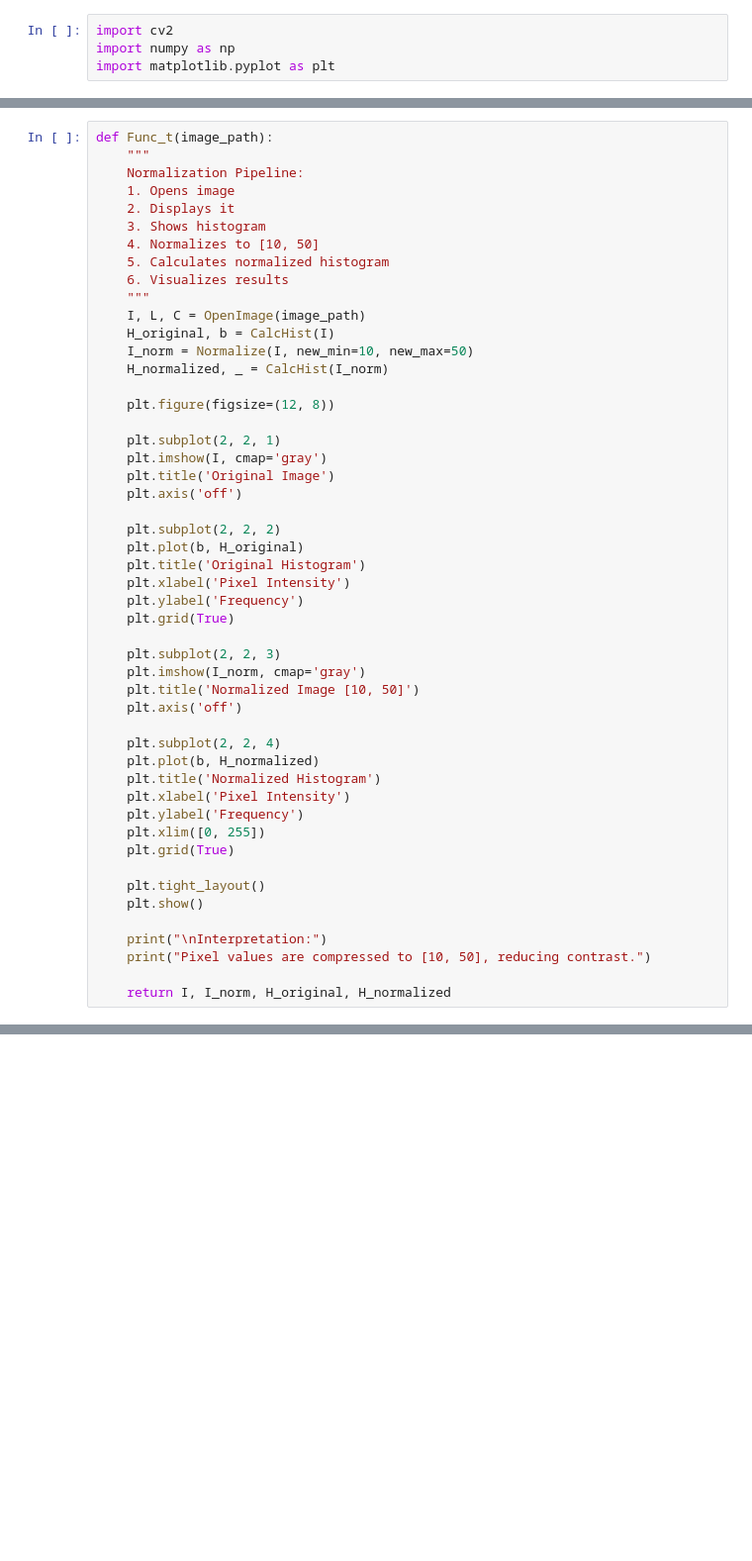
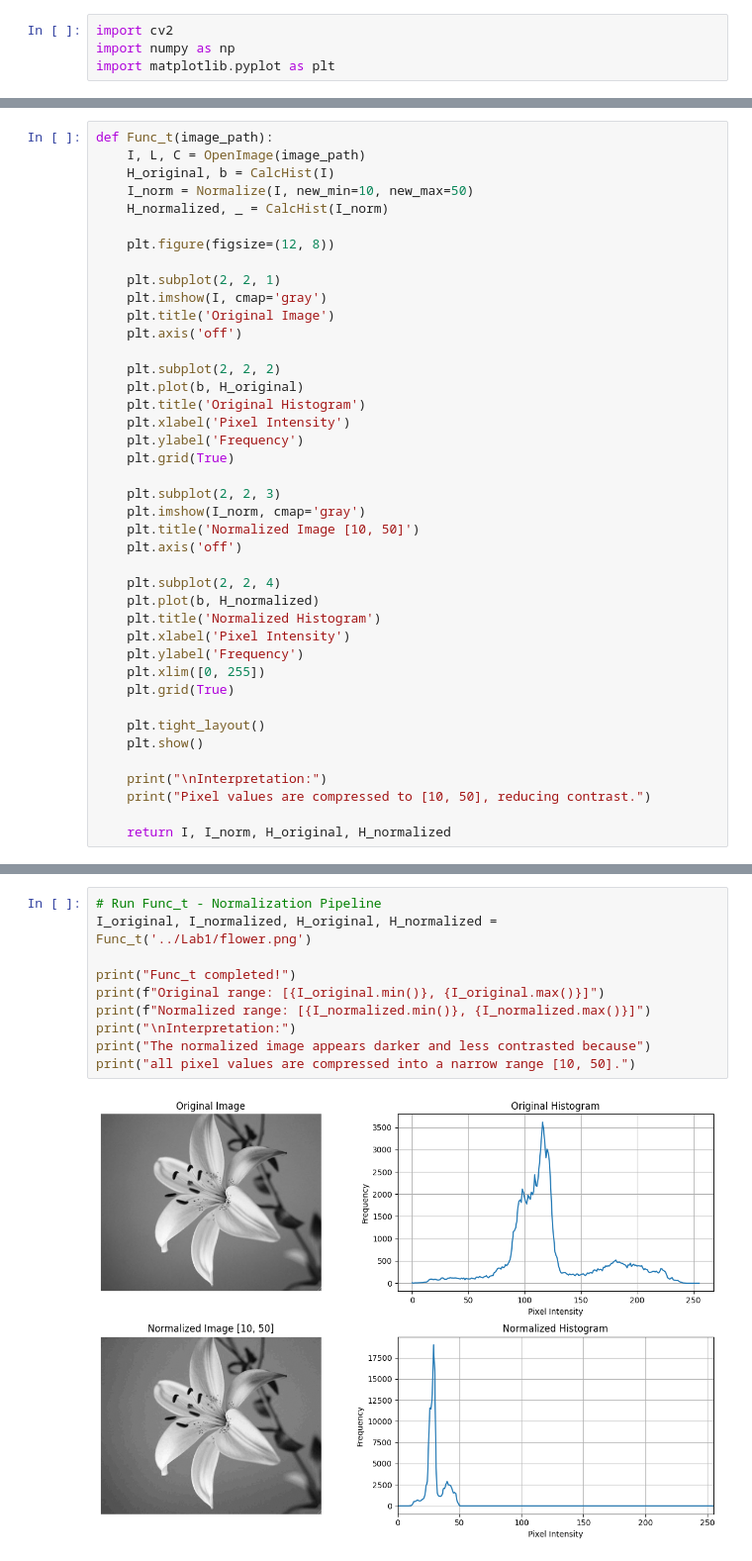
Before and after one commit to ZakariaTikialine/TreatImg, a Jupyter notebook: Lab2/notebook.ipynb, the cells around one changed output, grey strips where cells are left out. Shown at 99% size. Saved outputs shown, nothing was run; the diff lists cells and outputs as text; blank space fills up the shorter version.

```diff
--- a/Lab2/notebook.ipynb
+++ b/Lab2/notebook.ipynb
@@ -204,15 +123,6 @@ def Func_j(image_path):
     return I, I_inv, H_original, H_inverted
 # %%
 def Func_t(image_path):
-    """
-    Normalization Pipeline:
-    1. Opens image
-    2. Displays it
-    3. Shows histogram
-    4. Normalizes to [10, 50]
-    5. Calculates normalized histogram
-    6. Visualizes results
-    """
     I, L, C = OpenImage(image_path)
     H_original, b = CalcHist(I)
     I_norm = Normalize(I, new_min=10, new_max=50)
@@ -349,0 +310,12 @@ Generate random matrices using different NumPy methods:
+# %%
+# Run Func_t - Normalization Pipeline
+I_original, I_normalized, H_original, H_normalized = Func_t('../Lab1/flower.png')
+
+print("Func_t completed!")
+print(f"Original range: [{I_original.min()}, {I_original.max()}]")
+print(f"Normalized range: [{I_normalized.min()}, {I_normalized.max()}]")
+print("\nInterpretation:")
+print("The normalized image appears darker and less contrasted because")
+print("all pixel values are compressed into a narrow range [10, 50].")
+# %% [output]
+[figure, added]
```
Also changed, not shown: parts of 29 cells of this notebook.
